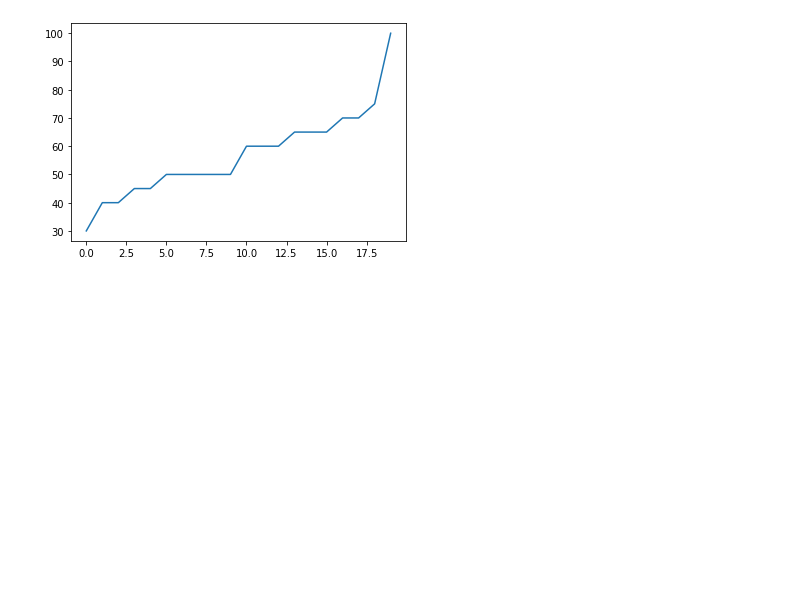
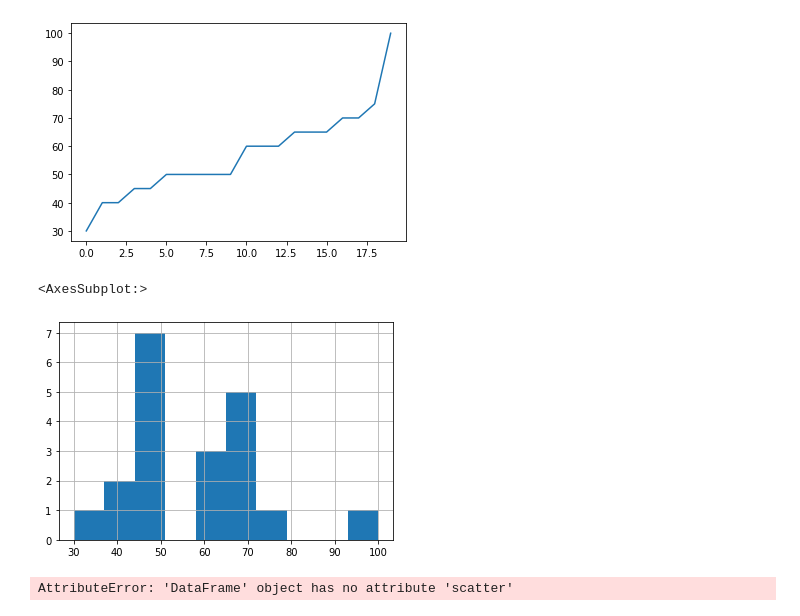
Before and after one commit to rysamuel9/Tugas-Data-Mining, a Jupyter notebook: Sesi 2 - Tugas Grafik Satistik/grafik_statistik_nilaimhs.ipynb, the cells around one changed output. Cells and saved outputs as stored; diff of their text form; code cells hidden in the pictures; blank space fills up the shorter version.

Commit message:
error

```diff
--- a/Sesi 2 - Tugas Grafik Satistik/grafik_statistik_nilaimhs.ipynb
+++ b/Sesi 2 - Tugas Grafik Satistik/grafik_statistik_nilaimhs.ipynb
@@ -59,3 +60,8 @@ dataset['Nilai UTS'].plot()
 [figure]
 # %%
 plt.show()
+# %%
+dataset['Nilai UTS'].hist()
+# %% [output]
+<AxesSubplot:>
+[figure, added]
@@ -61,0 +75,4 @@ plt.show()
+# %%
+plt.scatter(x)
+# %% [output]
+AttributeError: 'DataFrame' object has no attribute 'scatter'
```
Also changed, not shown: parts of 4 cells of this notebook.
